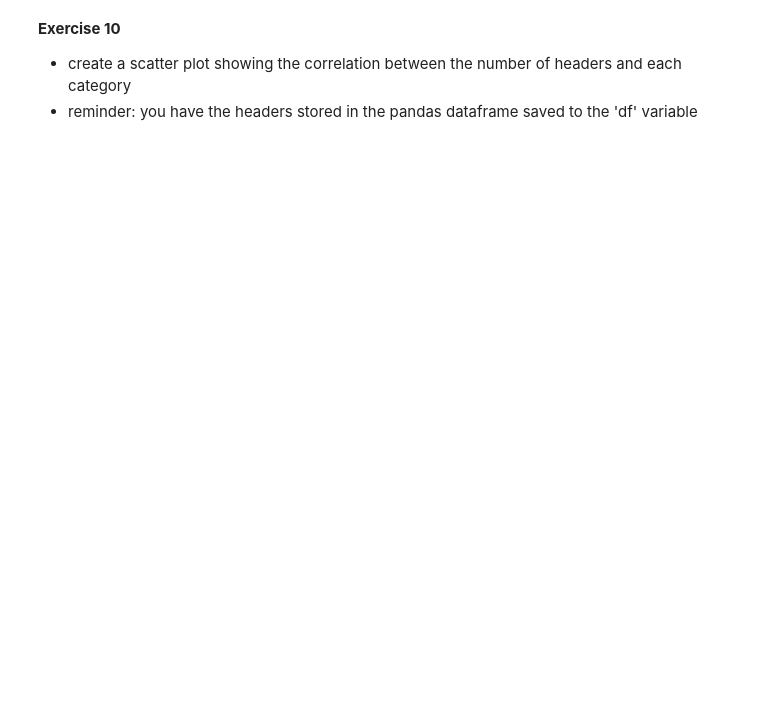
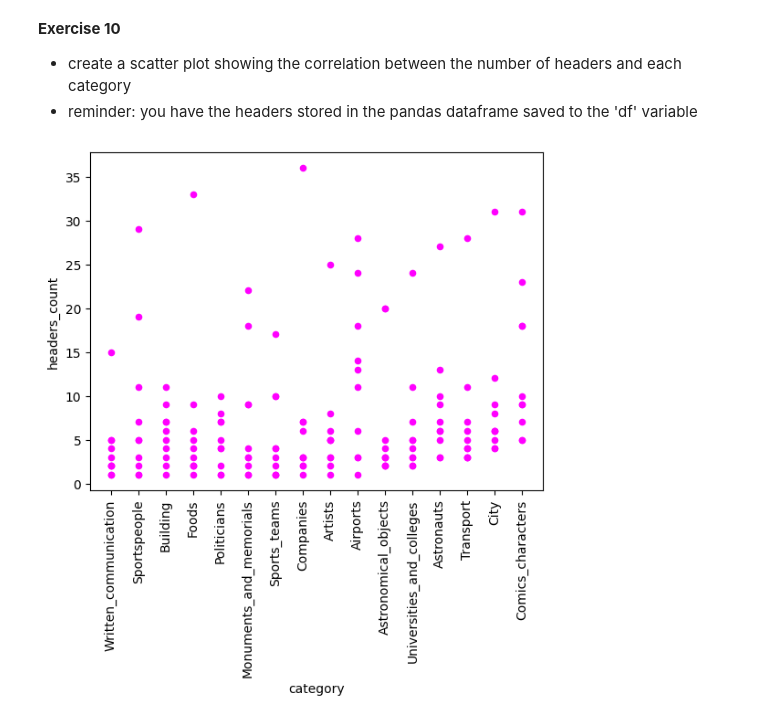
Before and after one commit to it-is-helga/m1-data-science-2025, a Jupyter notebook: class10-EDA/10_X_pandas_stats_viz.ipynb, the cells around one changed output. Saved outputs shown, nothing was run; the diff lists cells and outputs as text; code cells hidden in the pictures; blank space fills up the shorter version.

```diff
--- a/class10-EDA/10_X_pandas_stats_viz.ipynb
+++ b/class10-EDA/10_X_pandas_stats_viz.ipynb
@@ -83,0 +208,9 @@ _*E.g., ==  Background == *_
+# %%
+# YOUR CODE HERE
+import re
+
+def get_title(text):
+    pattern = r"^==\s*(.*?)\s*==$"  # Matches '== Header ==' with optional spaces
+    return re.findall(pattern, text, re.MULTILINE)
+
+df['headers'] = df['text'].apply(get_title)
@@ -100,0 +248,10 @@ Optional: for each category
+# %%
+# YOUR CODE HERE
+def remove_underscores(s):
+    return s.replace('_', ' ')
+
+def lowercase_string(s):
+    return s.lower()
+# %%
+df['clean_text'] =df['text'].apply(remove_underscores)
+df['clean_text'] =df['clean_text'].apply(lowercase_string)
@@ -136,0 +395,8 @@ Create a barplot showing the **VOCAB SIZE** of each **Category** (use e.g., pd.b
+# %%
+df['headers_count'] = df['headers'].apply(len)
+# %%
+df.sort_values(by='headers_count').plot.scatter(x='category', y='headers_count', c='magenta',)
+plt.xticks(rotation=90)
+plt.show()
+# %% [output]
+[figure, added]
```
Also changed, not shown: parts of 31 cells of this notebook, 1 other file.
